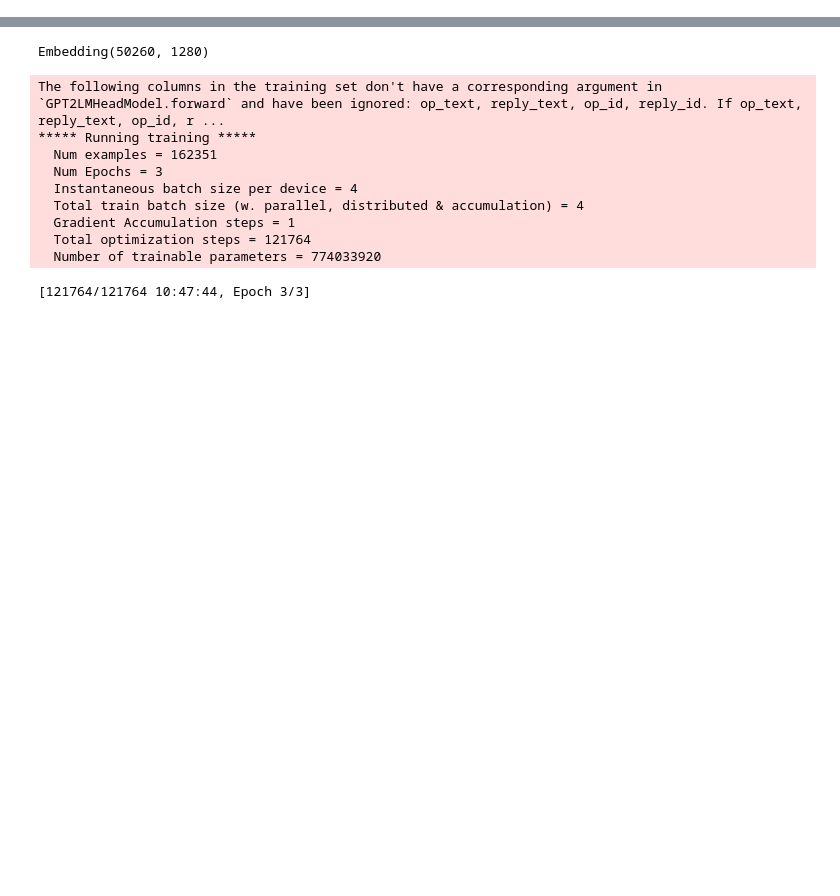
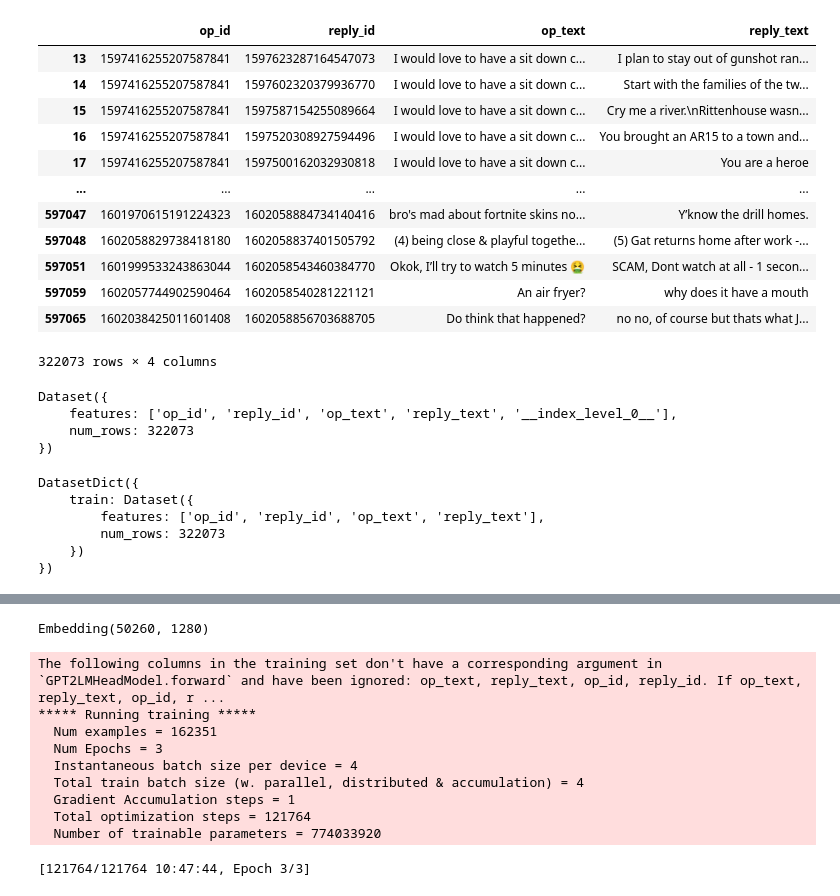
Before and after one commit to marca116/twitter_reply_generator, a Jupyter notebook: create_twitter_replies_model.ipynb, the cells around one changed output, grey strips where cells are left out. Saved outputs shown, nothing was run; the diff lists cells and outputs as text; code cells hidden in the pictures; blank space fills up the shorter version.

```diff
--- a/create_twitter_replies_model.ipynb
+++ b/create_twitter_replies_model.ipynb
@@ -61,0 +44,40 @@ DatasetDict({
+# %%
+df = df.copy() # Otherwise will throw SettingWithCopyWarning
+df["text_x"] = df["text_x"].map(lambda x: tweet_helper.fix_tweet_text(x))
+df["text_y"] = df["text_y"].map(lambda y: tweet_helper.fix_tweet_text(y))
+# %%
+def filter_row(row):
+    return not (row["text_x"] == "" or row["text_y"] == "" or tweet_helper.filter_tweet(row["text_x"]) or tweet_helper.filter_tweet(row["text_y"]))
+# %%
+df = df[df.apply(filter_row, axis=1)]
+# %%
+# Refactor the dataframe to only keep the important columns
+df.rename(columns = {'text_x':'reply_text', 'text_y':'op_text'}, inplace = True)
+df = df[["op_id", "reply_id", "reply_text", "op_text"]]
+# %%
+# Move reply_text at the end
+column_to_move = df.pop("reply_text")
+df.insert(len(df.columns), "reply_text", column_to_move)
+df
+# %% [output]
+|  | op_id | reply_id | op_text | reply_text |
+| 13 | 1597416255207587841 | 1597623287164547073 | I would love to have a sit down c... | I plan to stay out of gunshot ran... |
+| 14 | 1597416255207587841 | 1597602320379936770 | I would love to have a sit down c... | Start with the families of the tw... |
+| 15 | 1597416255207587841 | 1597587154255089664 | I would love to have a sit down c... | Cry me a river.\nRittenhouse wasn... |
+| 16 | 1597416255207587841 | 1597520308927594496 | I would love to have a sit down c... | You brought an AR15 to a town and... |
+| 17 | 1597416255207587841 | 1597500162032930818 | I would love to have a sit down c... | You are a heroe |
+| ... | ... | ... | ... | ... |
+| 597047 | 1601970615191224323 | 1602058884734140416 | bro's mad about fortnite skins no... | Y’know the drill homes. |
+| 597048 | 1602058829738418180 | 1602058837401505792 | (4) being close & playful togethe... | (5) Gat returns home after work -... |
+| 597051 | 1601999533243863044 | 1602058543460384770 | Okok, I’ll try to watch 5 minutes 🤮 | SCAM, Dont watch at all - 1 secon... |
+| 597059 | 1602057744902590464 | 1602058540281221121 | An air fryer? | why does it have a mouth |
+| 597065 | 1602038425011601408 | 1602058856703688705 | Do think that happened? | no no, of course but thats what J... |
+322073 rows × 4 columns
+# %%
+filtered_ds = Dataset(pa.Table.from_pandas(df))
+filtered_ds
+# %% [output]
+Dataset({
+    features: ['op_id', 'reply_id', 'op_text', 'reply_text', '__index_level_0__'],
+    num_rows: 322073
+})
@@ -61,0 +88,10 @@ DatasetDict({
+# %%
+dataset_base = DatasetDict({'train': filtered_ds})
+dataset_base
+# %% [output]
+DatasetDict({
+    train: Dataset({
+        features: ['op_id', 'reply_id', 'op_text', 'reply_text'],
+        num_rows: 322073
+    })
+})
```
Also changed, not shown: parts of 23 cells of this notebook, 2 other files.
